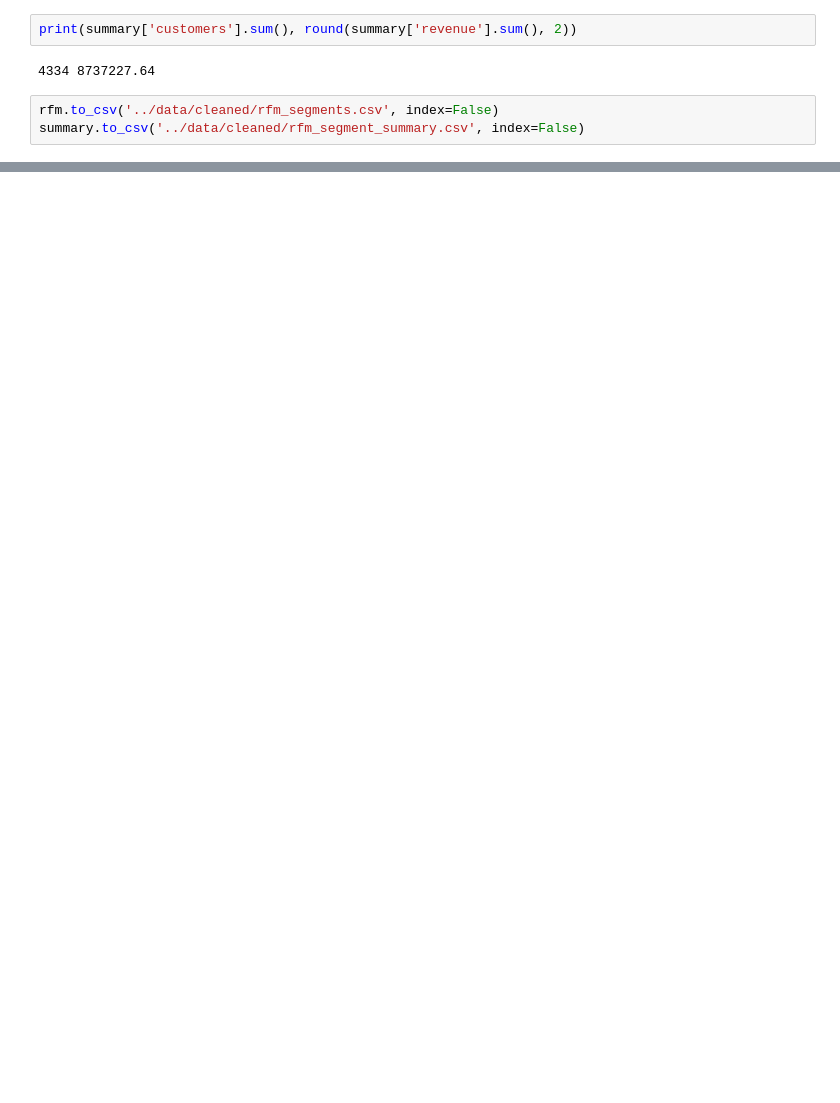
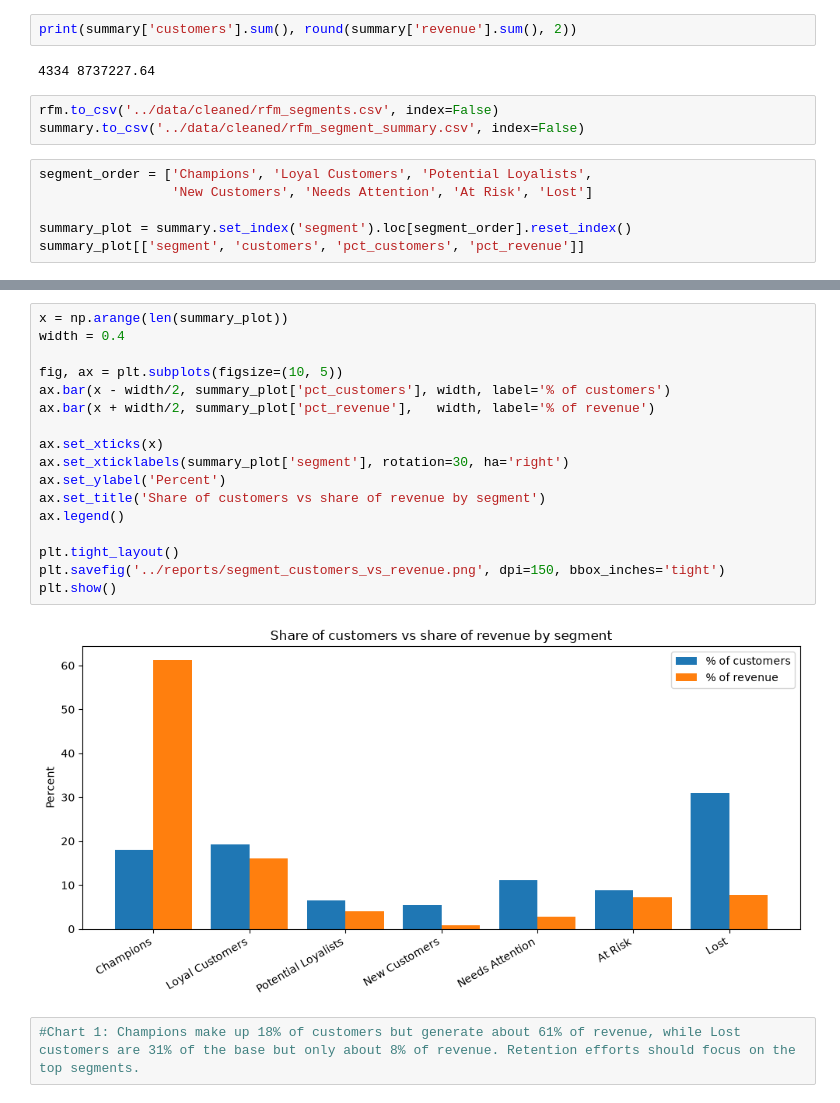
Before and after one commit to palakda01/ecommerce-customer-analysis, a Jupyter notebook: notebooks/03_rfm_segmentation.ipynb, the cells around one changed output, grey strips where cells are left out. Cells and saved outputs as stored; diff of their text form; blank space fills up the shorter version.

Commit message:
Week 3 Day 4: RFM segment charts

```diff
--- a/notebooks/03_rfm_segmentation.ipynb
+++ b/notebooks/03_rfm_segmentation.ipynb
@@ -211,3 +211,9 @@ print(summary['customers'].sum(), round(summary['revenue'].sum(), 2))
 # %%
 rfm.to_csv('../data/cleaned/rfm_segments.csv', index=False)
 summary.to_csv('../data/cleaned/rfm_segment_summary.csv', index=False)
+# %%
+segment_order = ['Champions', 'Loyal Customers', 'Potential Loyalists',
+                 'New Customers', 'Needs Attention', 'At Risk', 'Lost']
+
+summary_plot = summary.set_index('segment').loc[segment_order].reset_index()
+summary_plot[['segment', 'customers', 'pct_customers', 'pct_revenue']]
@@ -213,0 +229,21 @@ summary.to_csv('../data/cleaned/rfm_segment_summary.csv', index=False)
+# %%
+x = np.arange(len(summary_plot))
+width = 0.4
+
+fig, ax = plt.subplots(figsize=(10, 5))
+ax.bar(x - width/2, summary_plot['pct_customers'], width, label='% of customers')
+ax.bar(x + width/2, summary_plot['pct_revenue'],   width, label='% of revenue')
+
+ax.set_xticks(x)
+ax.set_xticklabels(summary_plot['segment'], rotation=30, ha='right')
+ax.set_ylabel('Percent')
+ax.set_title('Share of customers vs share of revenue by segment')
+ax.legend()
+
+plt.tight_layout()
+plt.savefig('../reports/segment_customers_vs_revenue.png', dpi=150, bbox_inches='tight')
+plt.show()
+# %% [output]
+[figure, added]
+# %%
+#Chart 1: Champions make up 18% of customers but generate about 61% of revenue, while Lost customers are 31% of the base but only about 8% of revenue. Retention efforts should focus on the top segments.
```
Also changed, not shown: parts of 5 cells of this notebook, 3 other files.
